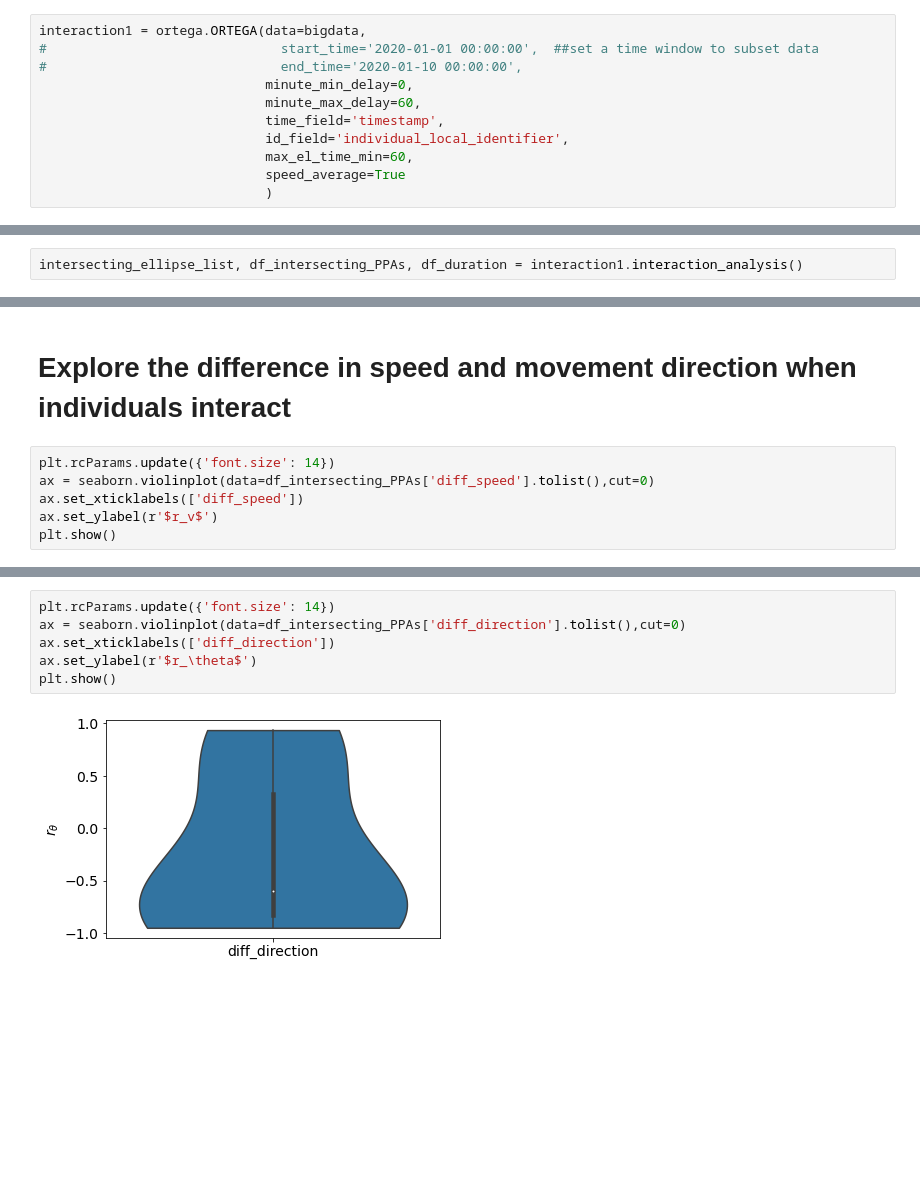
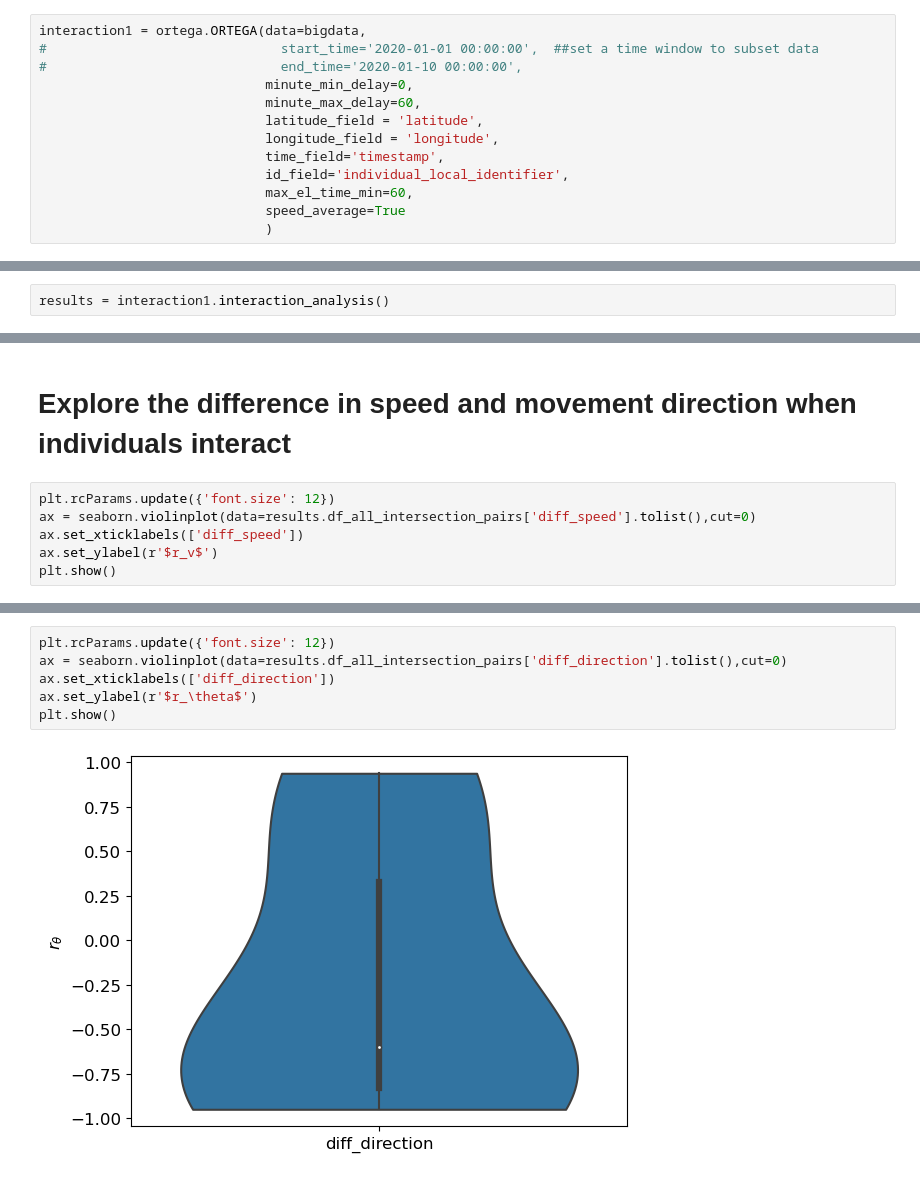
Before and after one commit to move-ucsb/ORTEGA, a Jupyter notebook: examples/example_turkey_vultures.ipynb, the cells around one changed output, grey strips where cells are left out. Saved outputs shown, nothing was run; the diff lists cells and outputs as text; blank space fills up the shorter version.

```diff
--- a/examples/example_turkey_vultures.ipynb
+++ b/examples/example_turkey_vultures.ipynb
@@ -76,6 +77,8 @@ interaction1 = ortega.ORTEGA(data=bigdata,
 #                              end_time='2020-01-10 00:00:00',
                              minute_min_delay=0,
                              minute_max_delay=60,
+                             latitude_field = 'latitude',
+                             longitude_field = 'longitude',
                              time_field='timestamp',
                              id_field='individual_local_identifier',
                              max_el_time_min=60,
@@ -96,3 +100,3 @@ The below cell runs interaction_analysis() and it returns three values.
 # %%
-intersecting_ellipse_list, df_intersecting_PPAs, df_duration = interaction1.interaction_analysis()
+results = interaction1.interaction_analysis()
 # %% [output]
@@ -235,8 +254,8 @@ plt.grid(True)
 # %% [markdown]
 # Explore the difference in speed and movement  direction when individuals interact
 # %%
-plt.rcParams.update({'font.size': 14})
-ax = seaborn.violinplot(data=df_intersecting_PPAs['diff_speed'].tolist(),cut=0)
+plt.rcParams.update({'font.size': 12})
+ax = seaborn.violinplot(data=results.df_all_intersection_pairs['diff_speed'].tolist(),cut=0)
 ax.set_xticklabels(['diff_speed'])
 ax.set_ylabel(r'$r_v$')
 plt.show()
@@ -245,8 +264,8 @@ plt.show()
 # %%
-plt.rcParams.update({'font.size': 14})
-ax = seaborn.violinplot(data=df_intersecting_PPAs['diff_direction'].tolist(),cut=0)
+plt.rcParams.update({'font.size': 12})
+ax = seaborn.violinplot(data=results.df_all_intersection_pairs['diff_direction'].tolist(),cut=0)
 ax.set_xticklabels(['diff_direction'])
 ax.set_ylabel(r'$r_\theta$')
 plt.show()
 # %% [output]
-[figure, old version]
+[figure, new version]
```
Also changed, not shown: parts of 14 cells of this notebook, 4 other files.
